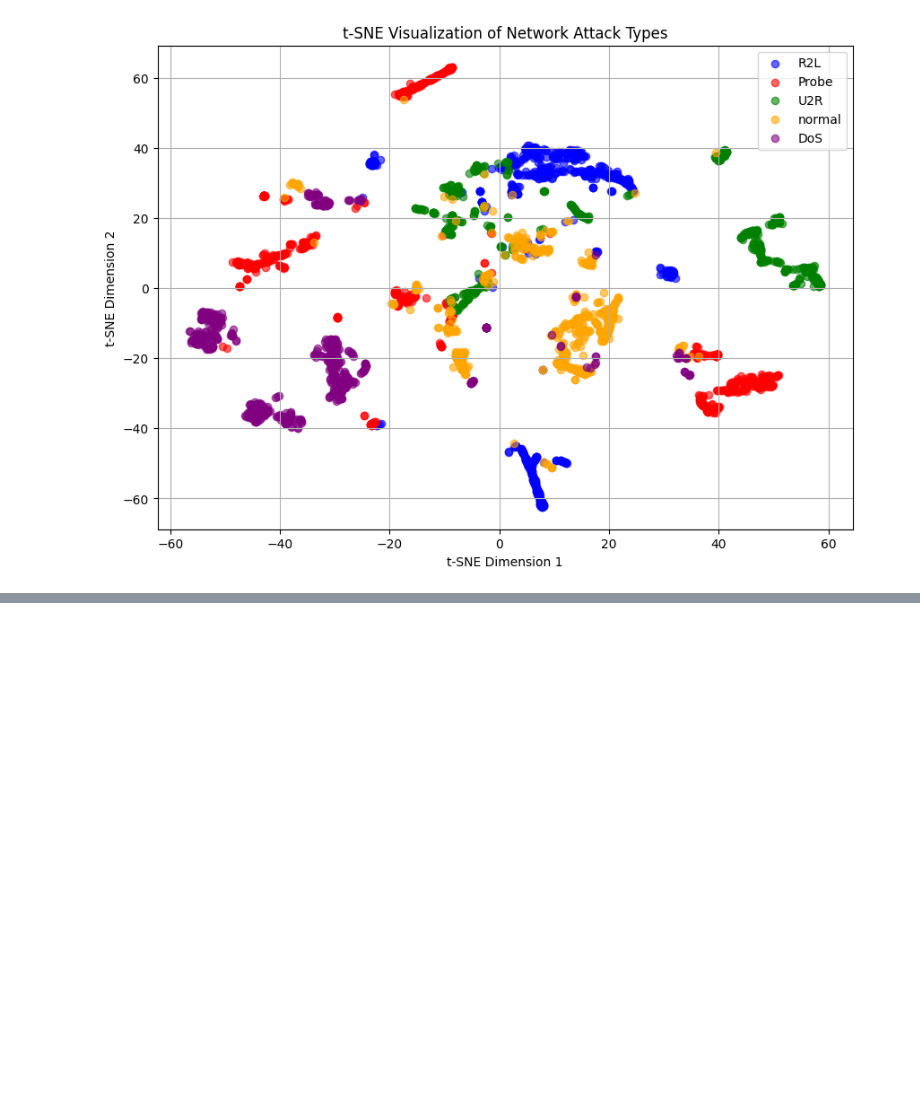
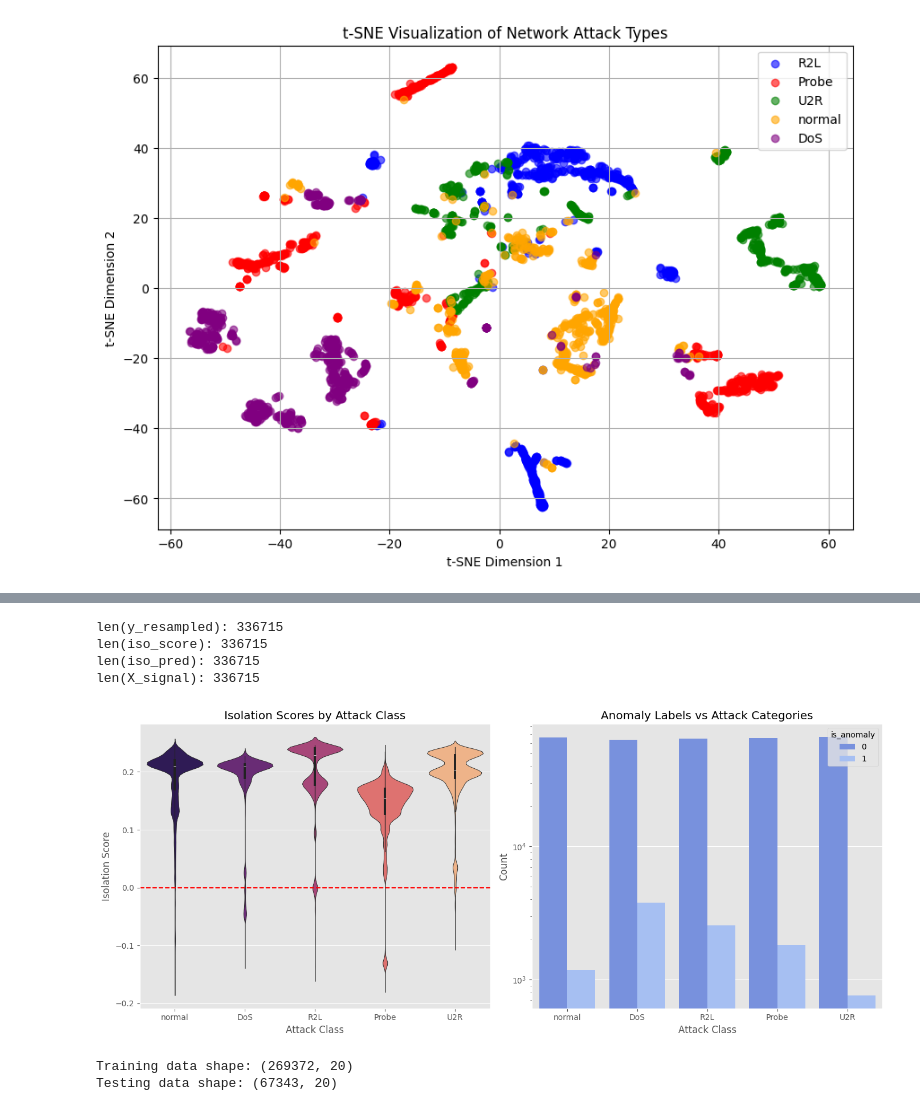
Before and after one commit to mailech/SentinelNet-AI-Powered-Network-Intrusion-Detection-System-, a Jupyter notebook: notebooks/03_feature_engineering.ipynb, the cells around one changed output, grey strips where cells are left out. Saved outputs shown, nothing was run; the diff lists cells and outputs as text; code cells hidden in the pictures; blank space fills up the shorter version.

Commit message:
Updated feature engineering file
Updated feature engineering file

```diff
--- a/notebooks/03_feature_engineering.ipynb
+++ b/notebooks/03_feature_engineering.ipynb
@@ -650,0 +779,5 @@ plt.show()
+# %%
+prep_engine = joblib.load("models/preprocessing_engine.joblib")
+label_encoder = joblib.load("models/label_encoder.pkl")
+
+print("Prep engine loaded successfully.")
@@ -650,0 +813,21 @@ plt.show()
+# %%
+from sklearn.ensemble import IsolationForest
+
+print("\n### ANALYZING NORMALCY BASELINES ###")
+
+iso = IsolationForest(contamination=0.03, random_state=42)
+iso.fit(X_signal)
+
+iso_score = iso.decision_function(X_signal)
+iso_pred = iso.predict(X_signal)
+
+analysis_df = pd.DataFrame({
+    "attack_class": y_resampled.values,
+    "iso_score": iso_score,
+    "iso_pred": iso_pred
+})
+
+analysis_df["is_anomaly"] = analysis_df["iso_pred"].map({1: 0, -1: 1})
+
+print("Isolation Forest completed.")
+print(analysis_df.head())
@@ -650,0 +843,47 @@ plt.show()
+# %%
+print("len(y_resampled):", len(y_resampled))
+print("len(iso_score):", len(iso_score))
+print("len(iso_pred):", len(iso_pred))
+print("len(X_signal):", len(X_signal))
+# %% [output]
+len(y_resampled): 336715
+len(iso_score): 336715
+len(iso_pred): 336715
+len(X_signal): 336715
+# %%
+plt.figure(figsize=(14, 6))
+
+plt.subplot(1, 2, 1)
+sns.violinplot(x="attack_class", y="iso_score", data=analysis_df, palette="magma")
+plt.axhline(0, color="red", linestyle="--")
+plt.title("Isolation Scores by Attack Class")
+plt.xlabel("Attack Class")
+plt.ylabel("Isolation Score")
+
+plt.subplot(1, 2, 2)
+sns.countplot(x="attack_class", hue="is_anomaly", data=analysis_df)
+plt.title("Anomaly Labels vs Attack Categories")
+plt.yscale("log")
+plt.xlabel("Attack Class")
+plt.ylabel("Count")
+
+plt.tight_layout()
+plt.show()
+# %% [output]
+[figure, added]
+# %%
+from sklearn.model_selection import train_test_split
+
+X_train, X_test, y_train, y_test = train_test_split(
+    X_signal,
+    y_resampled,
+    test_size=0.2,
+    random_state=42,
+    stratify=y_resampled
+)
+
+print("Training data shape:", X_train.shape)
+print("Testing data shape:", X_test.shape)
+# %% [output]
+Training data shape: (269372, 20)
+Testing data shape: (67343, 20)
```
Also changed, not shown: parts of 22 cells of this notebook.
